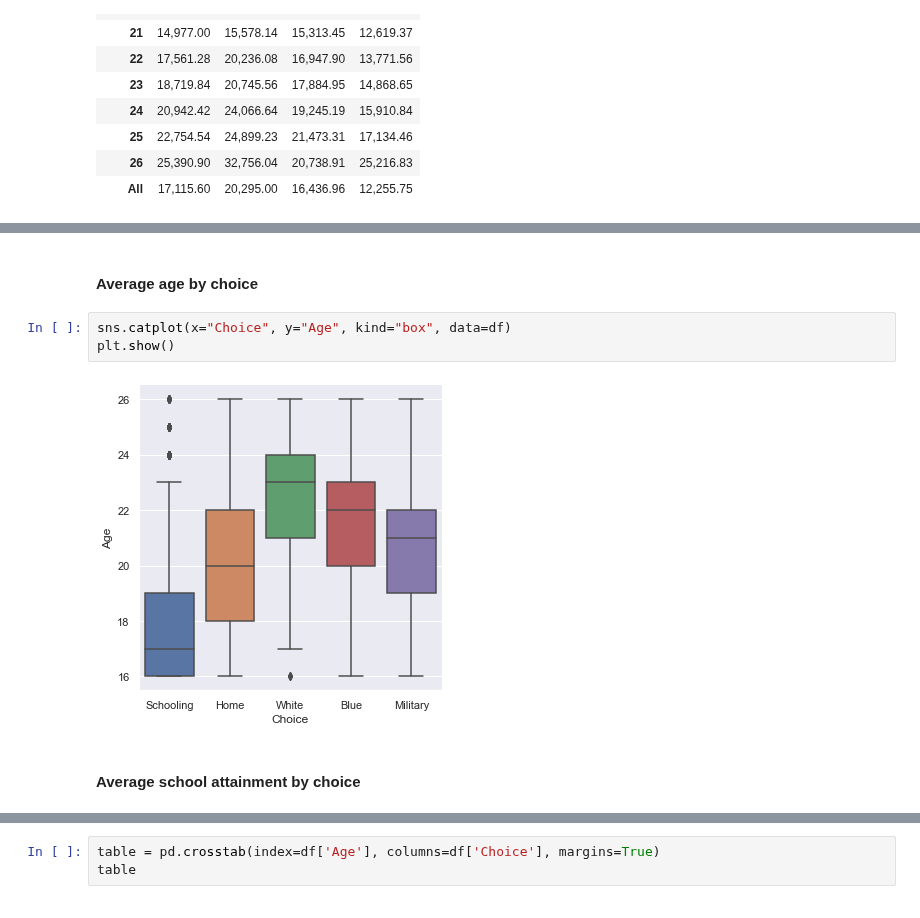
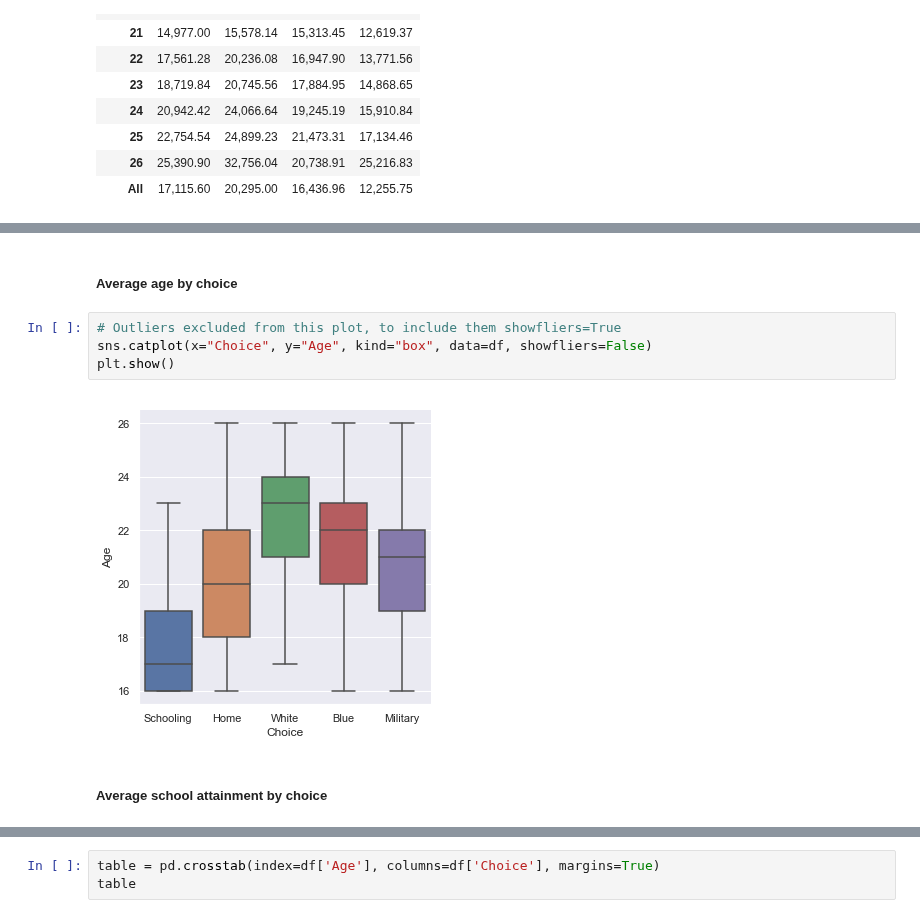
Before and after one commit to Yuleii/student-project-lindamaok899, a Jupyter notebook: student_project.ipynb, the cells around one changed output, grey strips where cells are left out. Cells and saved outputs as stored; diff of their text form.

Commit message:
adds more visualisation plots.

```diff
--- a/student_project.ipynb
+++ b/student_project.ipynb
@@ -124,10 +173,11 @@ plt.show()
 # %% [markdown]
-#### Average age by choice
+##### Average age by choice
 # %%
-sns.catplot(x="Choice", y="Age", kind="box", data=df)
+# Outliers excluded from this plot, to include them showfliers=True
+sns.catplot(x="Choice", y="Age", kind="box", data=df, showfliers=False)
 plt.show()
 # %% [output]
-[figure, old version]
+[figure, new version]
 # %% [markdown]
-#### Average school attainment by choice
+##### Average school attainment by choice
 # %%
```
Also changed, not shown: parts of 26 cells of this notebook.
